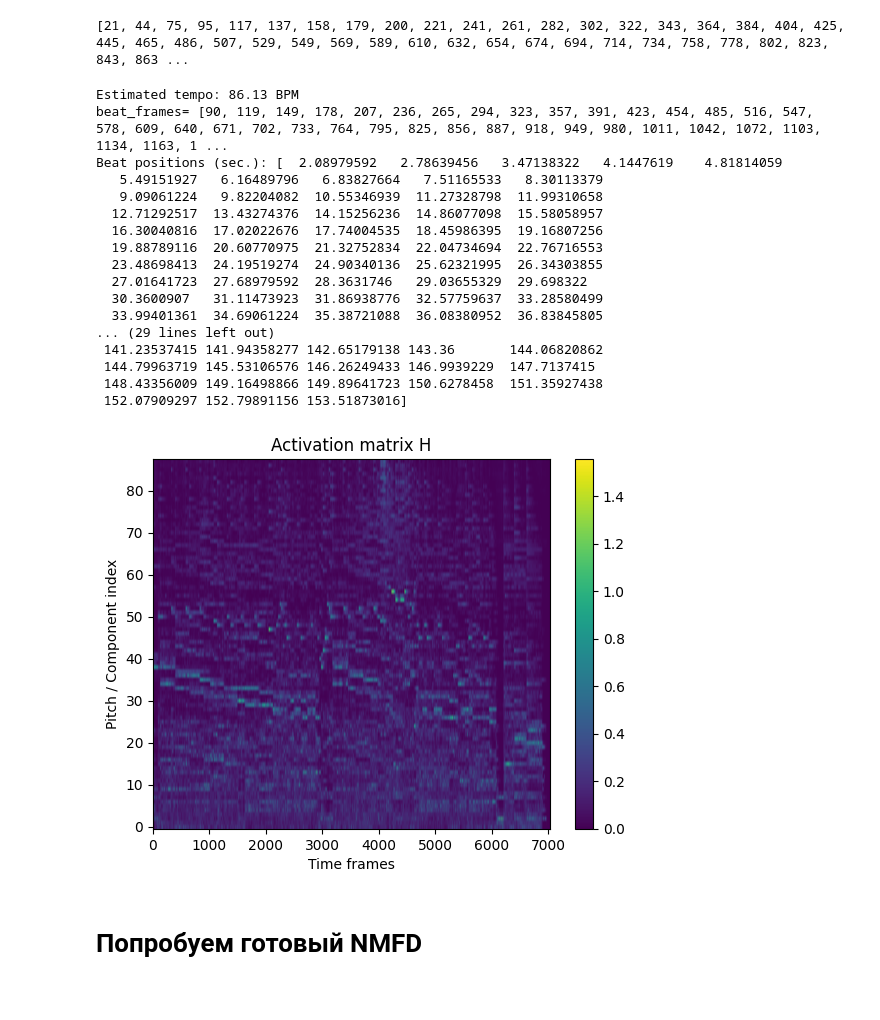
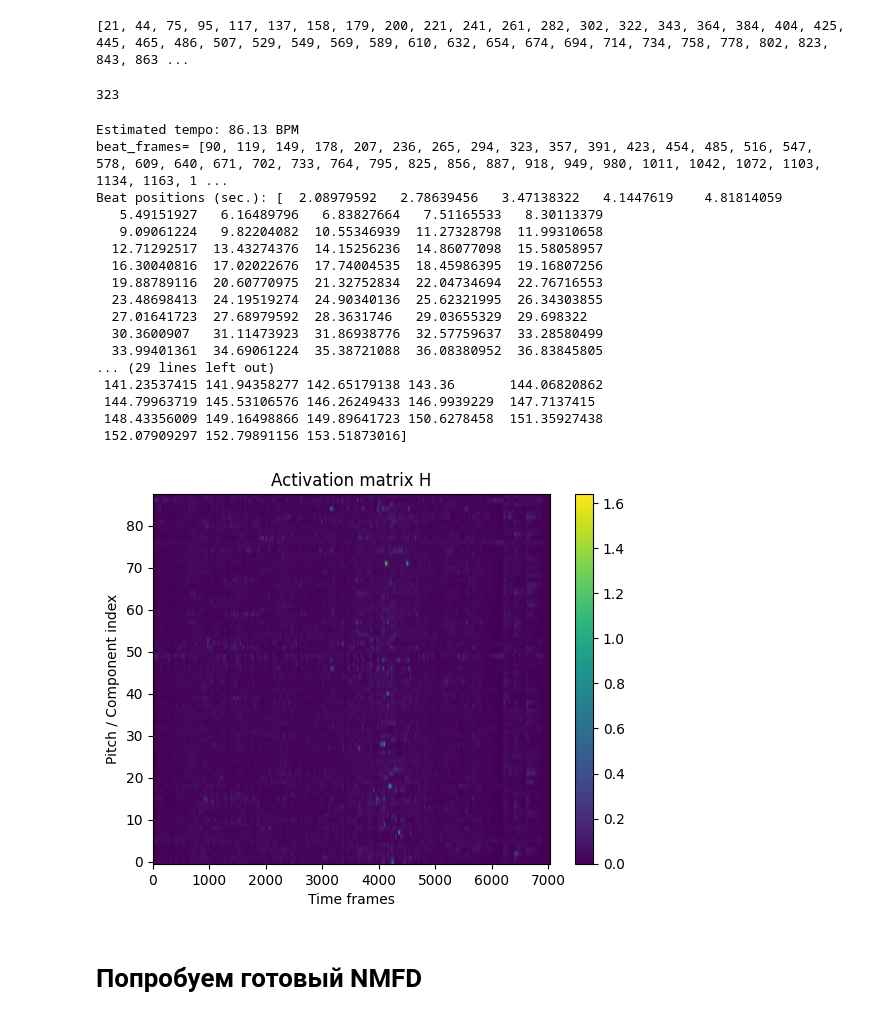
Before and after one commit to bierml/NMFforAMT, a Jupyter notebook: upgrade/Music_Transcribing[NMF].ipynb, the cells around one changed output. Cells and saved outputs as stored; diff of their text form; code cells hidden in the pictures.

Commit message:
Started implementing generate_transcription
Continue implementing generate_transcription function next time.

```diff
--- a/upgrade/Music_Transcribing[NMF].ipynb
+++ b/upgrade/Music_Transcribing[NMF].ipynb
@@ -161,9 +162,9 @@ def sparse_H(H,onsets):
   H_r = H.copy()
   for i in range(H_r.shape[1]):
     if(i in onsets or (i-1) in onsets or (i+1) in onsets):
-      H[1::2,i] = 0
+      H_r[1::2,i] = 0
     else:
-      H[0::2,i] = 0
+      H_r[0::2,i] = 0
   return H_r
 print(res)
 import matplotlib.pyplot as plt
@@ -178,7 +179,7 @@ nmf = nimfa.Nmf(
     W=W_temp,
     H=H_temp,
     max_iter=200,
-    beta=1, sparsity=(None, 5)
+    beta=1, sparsity=(None, 0.2)
 )
 nmf_fit = nmf()
 W_est = nmf_fit.basis()
@@ -195,6 +196,10 @@ int16
 (1025, 7026)
 21.51219512195122
 [21, 44, 75, 95, 117, 137, 158, 179, 200, 221, 241, 261, 282, 302, 322, 343, 364, 384, 404, 425, 445, 465, 486, 507, 529, 549, 569, 589, 610, 632, 654, 674, 694, 714, 734, 758, 778, 802, 823, 843, 863 ...
+# %%
+print(len(res))
+# %% [output]
+323
 # %%
 tempo, beats = librosa.beat.beat_track(y=x, sr=f_s)
 
@@ -206,6 +211,16 @@ beat_times = librosa.frames_to_time(beats, sr=f_s)
 beat_frames = list(map(int, beat_times * f_s / 1024))
 print("beat_frames=",beat_frames)
 print(f"Beat positions (sec.): {beat_times}")
+
+def note_tracking(H,th=1.5):
+  mean = np.mean(H)
+  std = np.std(H)
+  thresh = mean + th * std
+  H_copy = np.zeros(H.shape)
+  for i in range(H.shape[1]):
+    indicies = np.where(H[:,i] > thresh)
+    H_copy[indicies,i] = 1
+  return H_copy
 
 def beat_sync_H(H, beat_frames, mode="mean"):
     Q, T = H.shape
@@ -220,36 +235,48 @@ def beat_sync_H(H, beat_frames, mode="mean"):
             H_beat[:, b] = H[:, a:c].max(axis=1)
 
     return H_beat
+#CONTINUE HERE
+def generate_transcription(H_v,onsets):
+  H_r = np.zeros(H_v.shape)
+  mask = np.zeros(88)
+  for i in range(H_v.shape[1]):
+    if(i in onsets):
+      H_r[:,i] = H_v[:,i]
+      mask = H_r[:,i]
 H_v = np.log(1+100*H_new)
+#print(H_v.shape)
+H_v = note_tracking(H_v)
+H_v[0,:] = 0 #rough zero-ing A0 is the simplest way to approach NMF artefacts in low pitches
 #H_v = np.asarray(H_v)
 #H_v = beat_sync_H(H_v,beat_frames)
 import matplotlib.pyplot as plt
 plt.figure()
-plt.imshow(H_new, aspect='auto', origin='lower')
+#plt.imshow(H_v, aspect='auto', origin='lower')
+plt.imshow(H_est[0::2], aspect='auto', origin='lower')
 plt.colorbar()
 plt.title("Activation matrix H")
 plt.xlabel("Time frames")
 plt.ylabel("Pitch / Component index")
 plt.show()
 # %% [output]
 Estimated tempo: 86.13 BPM
 beat_frames= [90, 119, 149, 178, 207, 236, 265, 294, 323, 357, 391, 423, 454, 485, 516, 547, 578, 609, 640, 671, 702, 733, 764, 795, 825, 856, 887, 918, 949, 980, 1011, 1042, 1072, 1103, 1134, 1163, 1 ...
 Beat positions (sec.): [  2.08979592   2.78639456   3.47138322   4.1447619    4.81814059
    5.49151927   6.16489796   6.83827664   7.51165533   8.30113379
    9.09061224   9.82204082  10.55346939  11.27328798  11.99310658
   12.71292517  13.43274376  14.15256236  14.86077098  15.58058957
   16.30040816  17.02022676  17.74004535  18.45986395  19.16807256
   19.88789116  20.60770975  21.32752834  22.04734694  22.76716553
   23.48698413  24.19519274  24.90340136  25.62321995  26.34303855
   27.01641723  27.68979592  28.3631746   29.03655329  29.698322
   30.3600907   31.11473923  31.86938776  32.57759637  33.28580499
   33.99401361  34.69061224  35.38721088  36.08380952  36.83845805
 ... (29 lines left out)
  141.23537415 141.94358277 142.65179138 143.36       144.06820862
  144.79963719 145.53106576 146.26249433 146.9939229  147.7137415
  148.43356009 149.16498866 149.89641723 150.6278458  151.35927438
  152.07909297 152.79891156 153.51873016]
-[figure, old version]
+[figure, new version]
 # %% [markdown]
 # Попробуем готовый NMFD
 # %%
```
Also changed, not shown: parts of 5 cells of this notebook, 1 other file.
